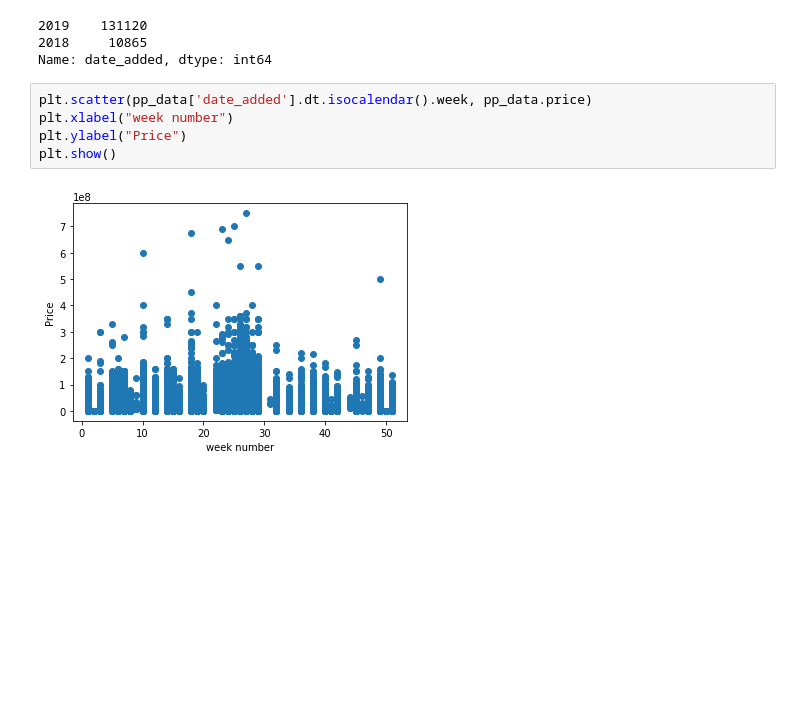
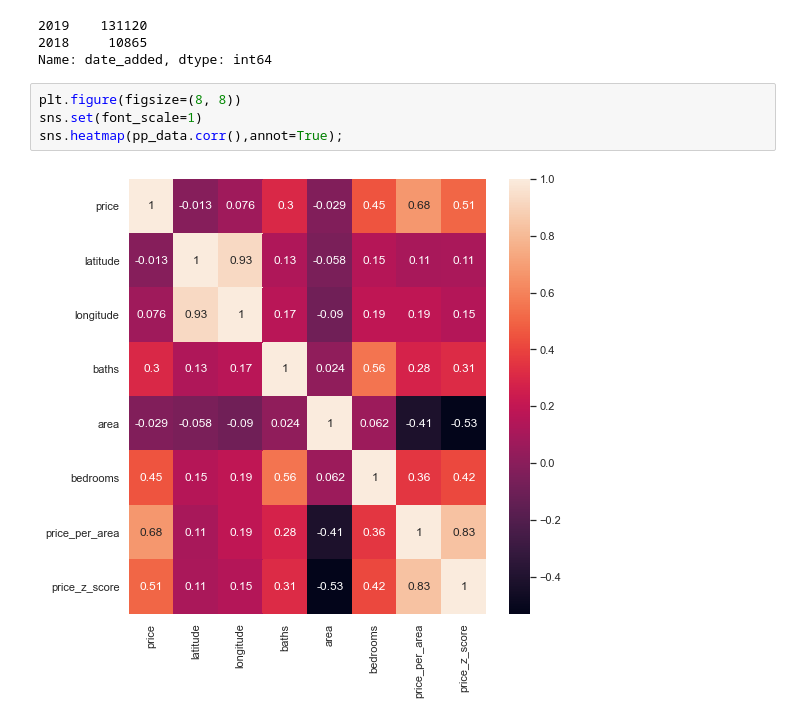
Before and after one commit to Faraz126/Zameen-Data-exploratory-Analysis, a Jupyter notebook: Hareem_EDA.ipynb, the cells around one changed output. Saved outputs shown, nothing was run; the diff lists cells and outputs as text; blank space fills up the shorter version.

```diff
--- a/Hareem_EDA.ipynb
+++ b/Hareem_EDA.ipynb
@@ -200,10 +208,9 @@ Number of entries per year:
 2019    131120
 2018     10865
 Name: date_added, dtype: int64
-# %%
-plt.scatter(pp_data['date_added'].dt.isocalendar().week, pp_data.price)
-plt.xlabel("week number")
-plt.ylabel("Price")
-plt.show()
-# %% [output]
-[figure, removed]
+# %%
+plt.figure(figsize=(8, 8))
+sns.set(font_scale=1)
+sns.heatmap(pp_data.corr(),annot=True);
+# %% [output]
+[figure, added]
```
Also changed, not shown: parts of 4 cells of this notebook.
